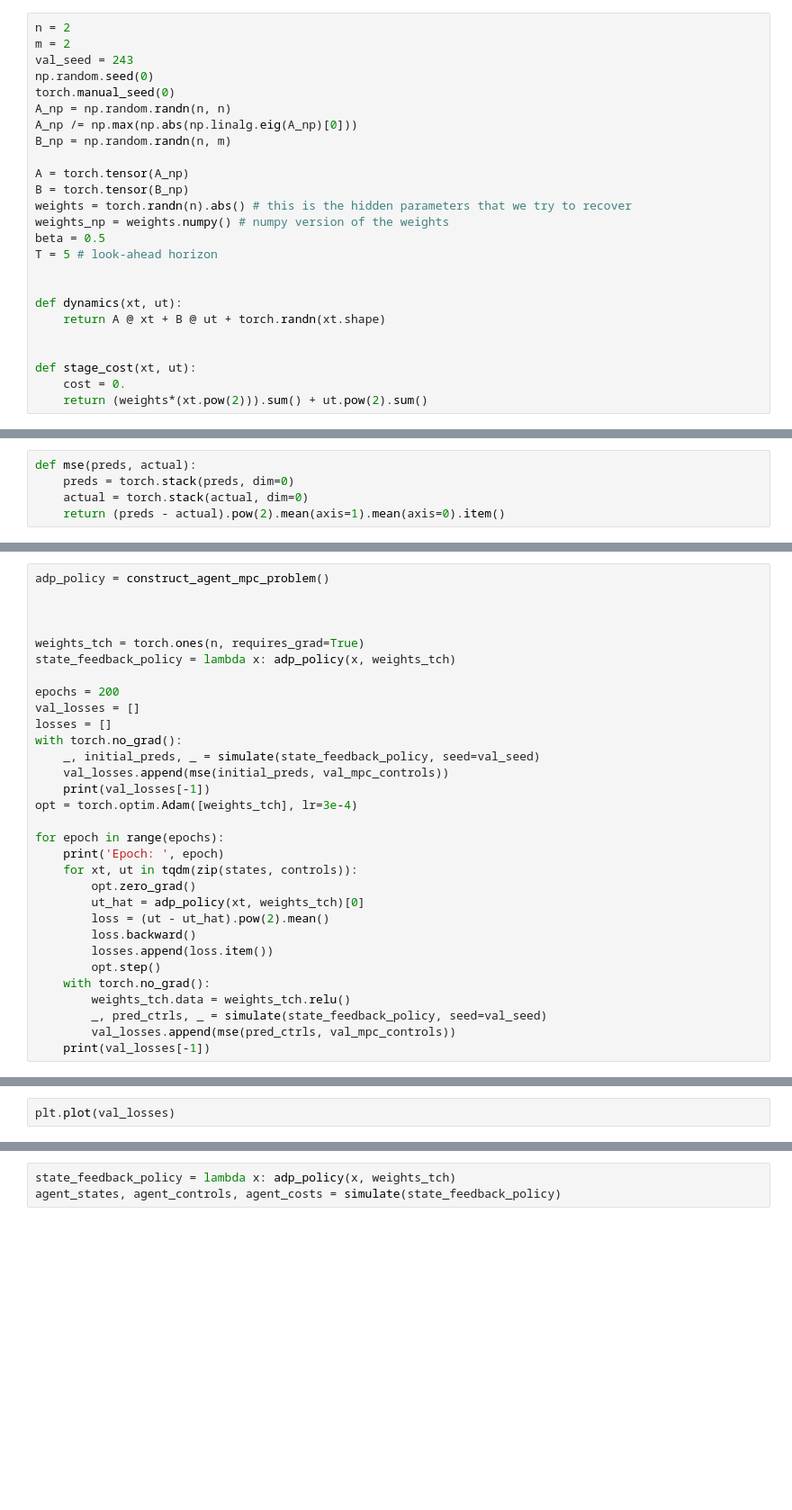
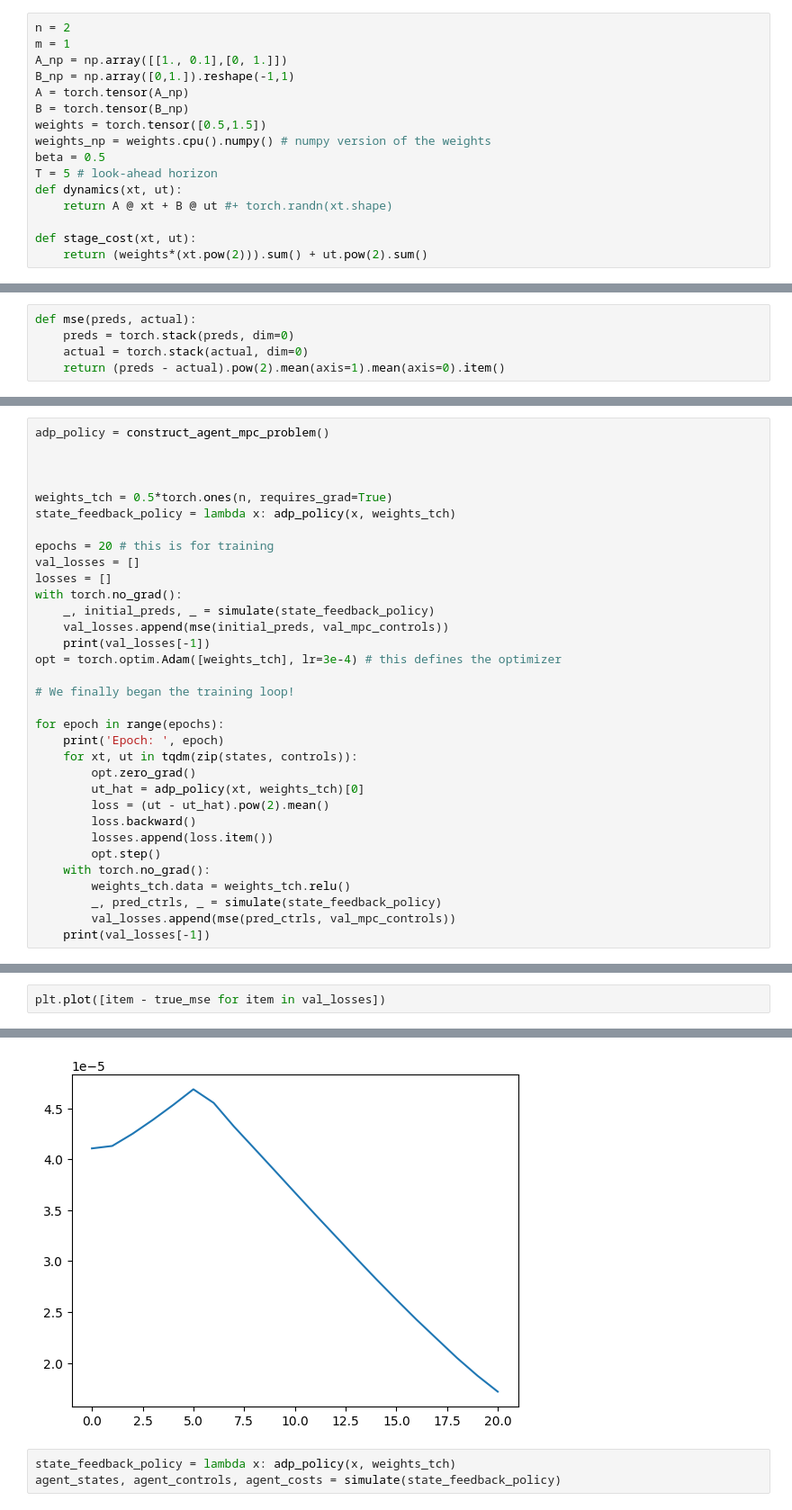
Before and after one commit to jamesjingqili/cvxpylayers, a Jupyter notebook: examples/torch/inverse_mpc.ipynb, the cells around one changed output, grey strips where cells are left out. Shown at 90% size. Saved outputs shown, nothing was run; the diff lists cells and outputs as text; blank space fills up the shorter version.

```diff
--- a/examples/torch/inverse_mpc.ipynb
+++ b/examples/torch/inverse_mpc.ipynb
@@ -21,25 +51,16 @@ torch.set_default_dtype(torch.double)
 # %%
 n = 2
-m = 2
-val_seed = 243
-np.random.seed(0)
-torch.manual_seed(0)
-A_np = np.random.randn(n, n)
-A_np /= np.max(np.abs(np.linalg.eig(A_np)[0]))
-B_np = np.random.randn(n, m)
-
+m = 1
+A_np = np.array([[1., 0.1],[0, 1.]])
+B_np = np.array([0,1.]).reshape(-1,1)
 A = torch.tensor(A_np)
 B = torch.tensor(B_np)
-weights = torch.randn(n).abs() # this is the hidden parameters that we try to recover
-weights_np = weights.numpy() # numpy version of the weights
+weights = torch.tensor([0.5,1.5])
+weights_np = weights.cpu().numpy() # numpy version of the weights
 beta = 0.5
 T = 5 # look-ahead horizon
-
-
 def dynamics(xt, ut):
-    return A @ xt + B @ ut + torch.randn(xt.shape)
-
+    return A @ xt + B @ ut #+ torch.randn(xt.shape)
 
 def stage_cost(xt, ut):
-    cost = 0.
     return (weights*(xt.pow(2))).sum() + ut.pow(2).sum()
@@ -119,17 +140,19 @@ adp_policy = construct_agent_mpc_problem()
 
 
 
-weights_tch = torch.ones(n, requires_grad=True)
+weights_tch = 0.5*torch.ones(n, requires_grad=True)
 state_feedback_policy = lambda x: adp_policy(x, weights_tch)
 
-epochs = 200
+epochs = 20 # this is for training
 val_losses = []
 losses = []
 with torch.no_grad():
-    _, initial_preds, _ = simulate(state_feedback_policy, seed=val_seed)
+    _, initial_preds, _ = simulate(state_feedback_policy)
     val_losses.append(mse(initial_preds, val_mpc_controls))
     print(val_losses[-1])
-opt = torch.optim.Adam([weights_tch], lr=3e-4)
+opt = torch.optim.Adam([weights_tch], lr=3e-4) # this defines the optimizer
+
+# We finally began the training loop!
 
 for epoch in range(epochs):
     print('Epoch: ', epoch)
@@ -142,7 +165,7 @@ for epoch in range(epochs):
         opt.step()
     with torch.no_grad():
         weights_tch.data = weights_tch.relu()
-        _, pred_ctrls, _ = simulate(state_feedback_policy, seed=val_seed)
+        _, pred_ctrls, _ = simulate(state_feedback_policy)
         val_losses.append(mse(pred_ctrls, val_mpc_controls))
     print(val_losses[-1])
 # %% [output]
@@ -174,2 +173,3 @@ Epoch:  11
 # %%
-plt.plot(val_losses)
+plt.plot([item - true_mse for item in val_losses])
+# %% [output]
@@ -176,3 +177,4 @@ plt.plot(val_losses)
+[figure, added]
 # %%
 state_feedback_policy = lambda x: adp_policy(x, weights_tch)
 agent_states, agent_controls, agent_costs = simulate(state_feedback_policy)
```
Also changed, not shown: parts of 13 cells of this notebook, 2 other files.
